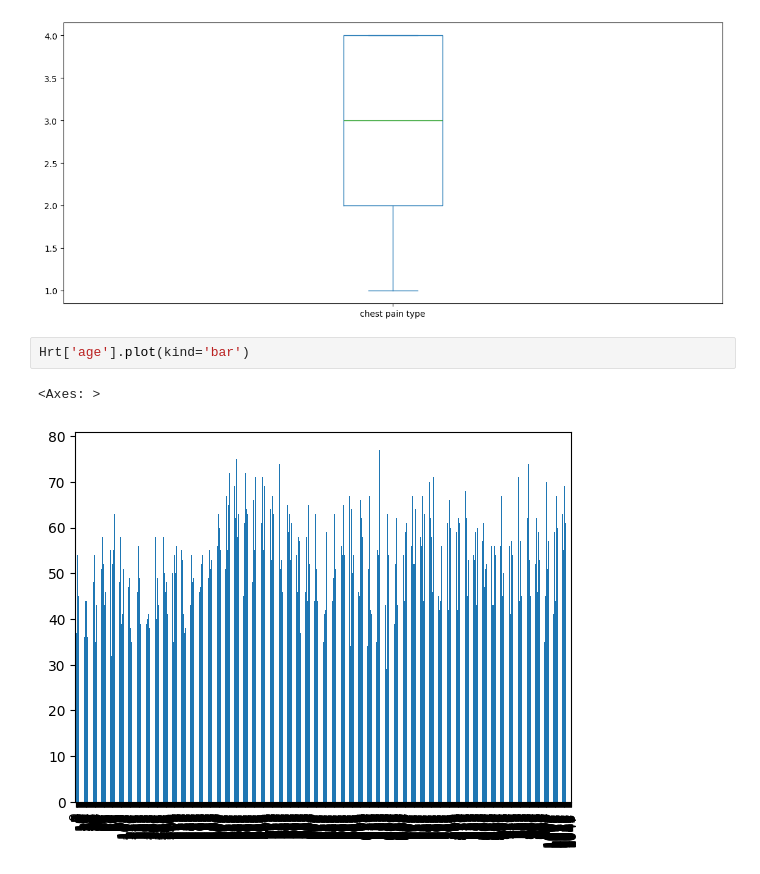
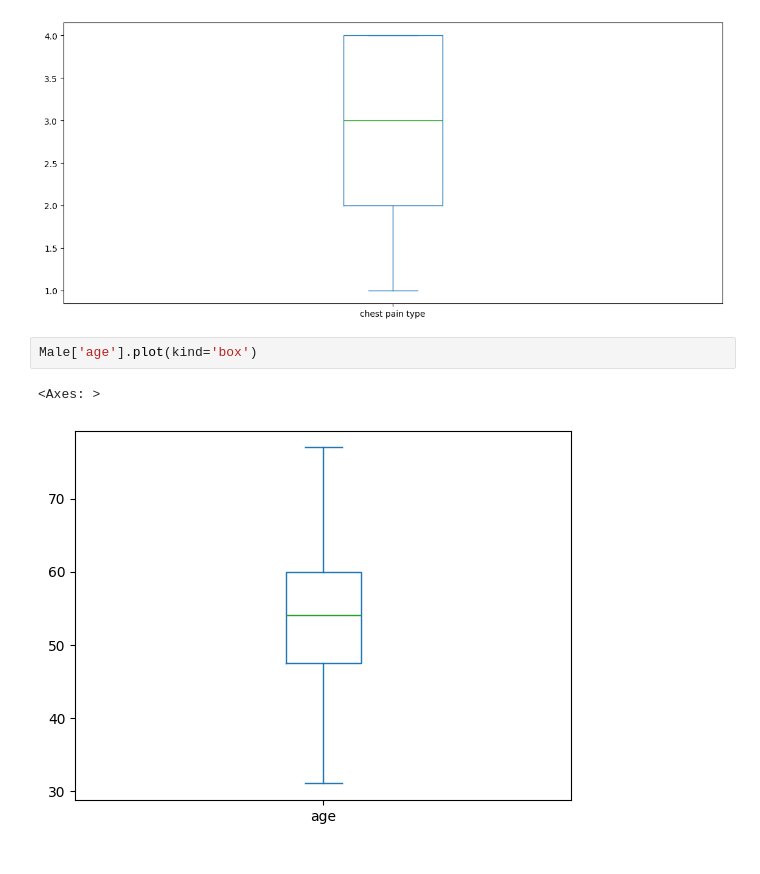
Before and after one commit to Astro0re/Data, a Jupyter notebook: Heart Disease/Heart Disease analysis.ipynb, the cells around one changed output. Cells and saved outputs as stored; diff of their text form.

Commit message:
Visualization Attempt

```diff
--- a/Heart Disease/Heart Disease analysis.ipynb
+++ b/Heart Disease/Heart Disease analysis.ipynb
@@ -219,7 +363,7 @@ Hrt['chest pain type'].plot(kind='box' , vert=True, figsize=(14,6))
 <Axes: >
 [figure]
 # %%
-Hrt['age'].plot(kind='bar')
+Male['age'].plot(kind='box')
 # %% [output]
 <Axes: >
-[figure, old version]
+[figure, new version]
```
Also changed, not shown: parts of 14 cells of this notebook.
